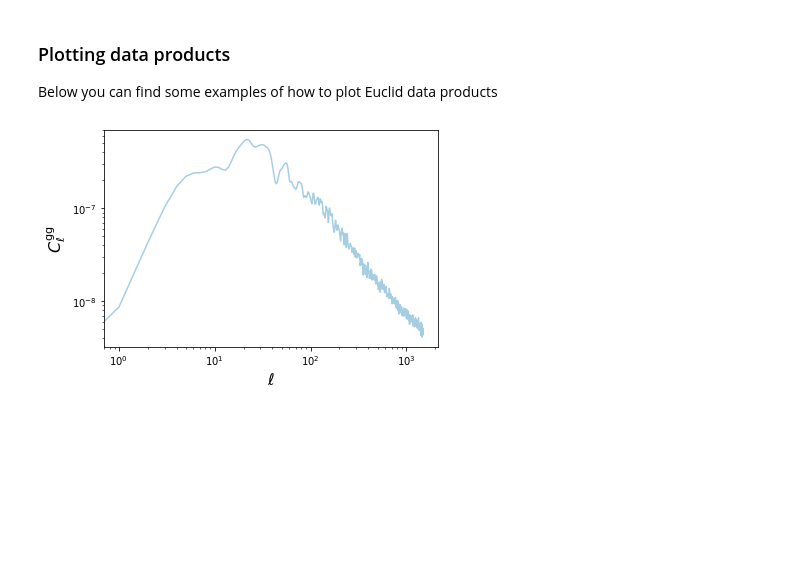
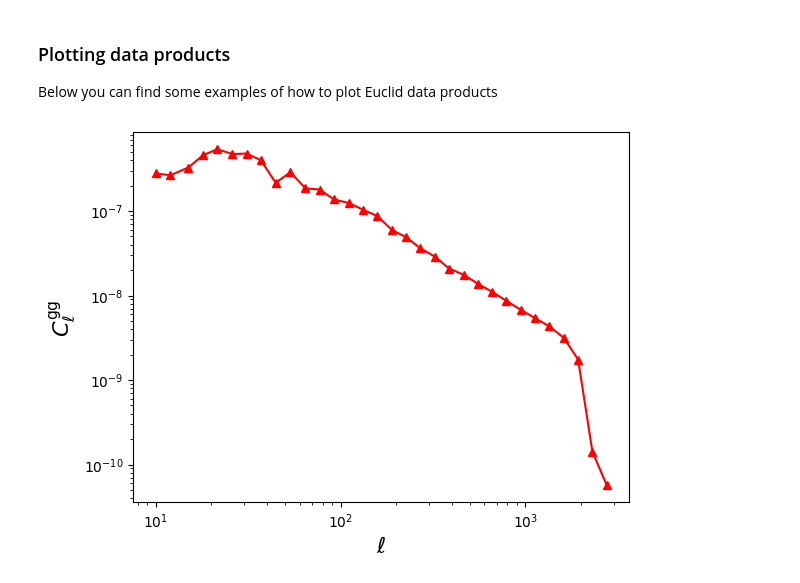
Before and after one commit to euclidlib/euclidlib, a Jupyter notebook: docs/examples.ipynb, the cells around one changed output. Saved outputs shown, nothing was run; the diff lists cells and outputs as text; code cells hidden in the pictures; blank space fills up the shorter version.

```diff
--- a/docs/examples.ipynb
+++ b/docs/examples.ipynb
@@ -13,8 +45,7 @@ You can find a description of all the SGS products at the [Euclid SGS Data Produ
 # %%
-path_to_data = "../tests/photo/data/"
-# In this example, the name of the file is 'angular_power_spectra.fits.gz'
-cls = el.photo.angular_power_spectra(
-    path_to_data + "example-angular_power_spectra.fits.gz"
+# In this example, the name of the file is 'cls_example.fits'
+cls = el.le3.pk_wl.angular_power_spectra(
+    "cls_example.fits"
 )
 # %%
 # What is the format of the returned python object?
@@ -64,10 +214,10 @@ Below you can find some examples of how to plot Euclid data products
 # %%
 # Plot the corresponding angular power spectrum
 # In this example, we are plotting the galaxy-galaxy angular power spectrum
 import matplotlib.pyplot as plt
 
-plt.loglog(cls[("POS", "POS", 1, 1)]["L"], cls[("POS", "POS", 1, 1)]["CL"])
+plt.loglog(cls[("POS", "POS", 1, 1)].ell, cls[("POS", "POS", 1, 1)].array, 'r^-')
 plt.xlabel(r"$\ell$", fontsize=16)
 plt.ylabel(r"$C^{\rm gg}_\ell$", fontsize=16);
 # %% [output]
-[figure, old version]
+[figure, new version]
```
Also changed, not shown: parts of 11 cells of this notebook, 4 other files.
